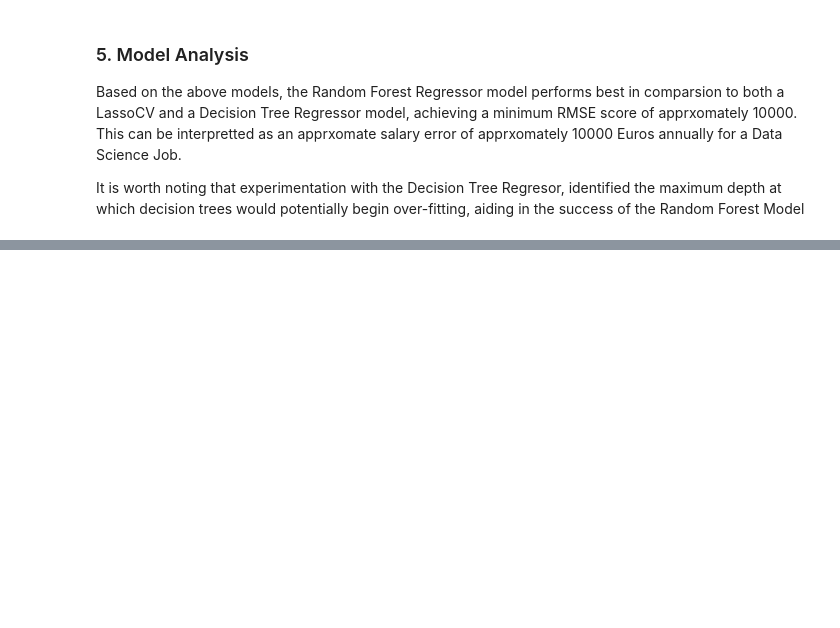
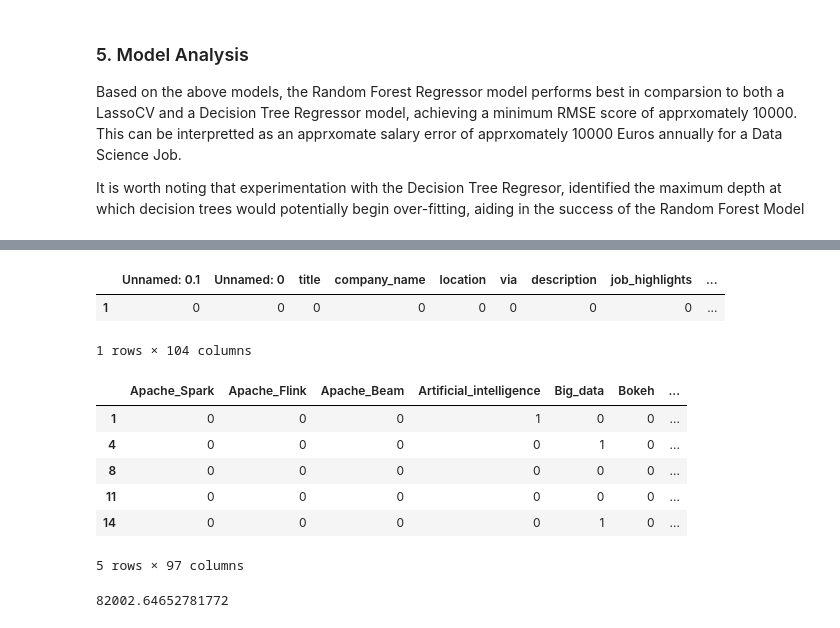
Before and after one commit to trav-d13/Data-Science-Job-Market-Analysis, a Jupyter notebook: eda.ipynb, the cells around one changed output, grey strips where cells are left out. Drawn from its saved outputs; the diff is of its cells as text; code cells hidden in the pictures; blank space fills up the shorter version.

```diff
--- a/eda.ipynb
+++ b/eda.ipynb
@@ -520,0 +499,24 @@ df_copy.head()
+# %%
+df_copy.head(1)
+# %% [output]
+|  | Unnamed: 0.1 | Unnamed: 0 | title | company_name | location | via | description | job_highlights | ... |
+| 1 | 0 | 0 | 0 | 0 | 0 | 0 | 0 | 0 | ... |
+1 rows × 104 columns
+# %%
+df_copy = ohe_countries(df_copy)
+df_copy = remove_columns(df_copy)
+X = df_copy.drop(['euro_value'], axis = 1)
+# %%
+X.head()
+# %% [output]
+|  | Apache_Spark | Apache_Flink | Apache_Beam | Artificial_intelligence | Big_data | Bokeh | ... |
+| 1 | 0 | 0 | 0 | 1 | 0 | 0 | ... |
+| 4 | 0 | 0 | 0 | 0 | 1 | 0 | ... |
+| 8 | 0 | 0 | 0 | 0 | 0 | 0 | ... |
+| 11 | 0 | 0 | 0 | 0 | 0 | 0 | ... |
+| 14 | 0 | 0 | 0 | 0 | 1 | 0 | ... |
+5 rows × 97 columns
+# %%
+rand_forest_model.predict(X).astype(float)[0]
+# %% [output]
+82002.64652781772
```
Also changed, not shown: parts of 9 cells of this notebook.
